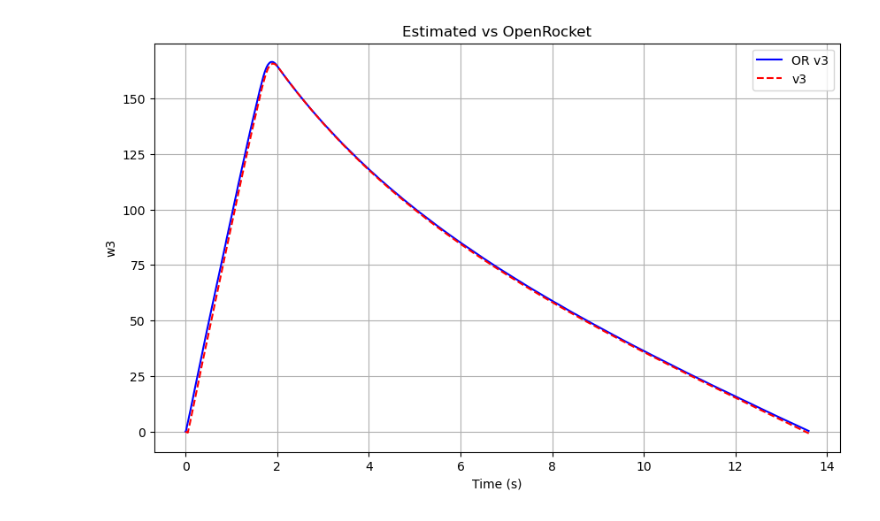
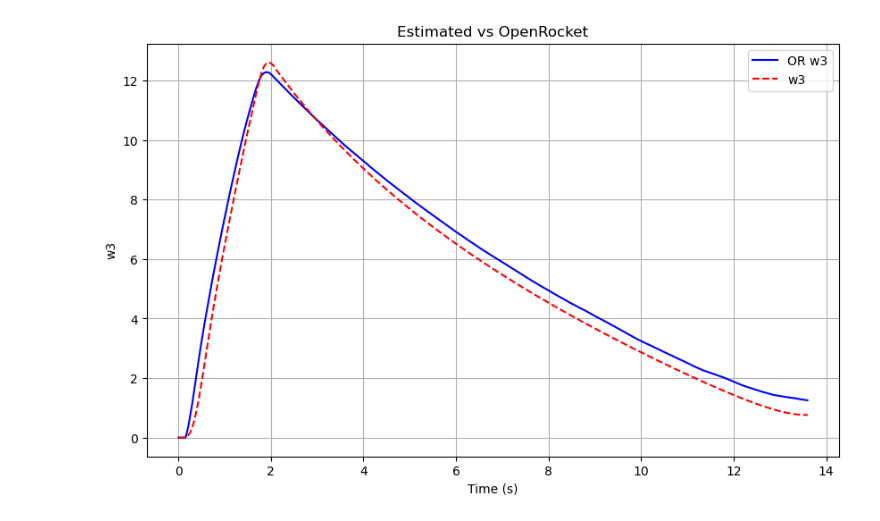
Before and after one commit to dssong2/ae370-project1, a Jupyter notebook: workspace/dan.ipynb, the cells around one changed output. Saved outputs shown, nothing was run; the diff lists cells and outputs as text; code cells hidden in the pictures.

```diff
--- a/workspace/dan.ipynb
+++ b/workspace/dan.ipynb
@@ -104,23 +101,23 @@ plt.tight_layout()
 # %%
 # Compare with OpenRocket data
 import pandas as pd
 openrocket_data = pd.read_csv("/Users/dsong/Library/CloudStorage/OneDrive-UniversityofIllinois-Urbana/Courses/25-26/Fall 2025/AE 370/370 Projects/370 Project 1/ae370-project1/data/openrocket_data2.csv")
 time = openrocket_data['# Time (s)']
 mask = time <= t[-1]
 v3_or = openrocket_data['Vertical velocity (m/s)'][mask]
 w3_or = openrocket_data['Roll rate (°/s)'][mask]
 v3_dyn = xhat[:, 5]
 w3_dyn = xhat[:, 2]
 plt.figure(figsize=(10, 6))
-# plt.plot(time[mask], np.deg2rad(w3_or), label='OR w3', color='blue')
-# plt.plot(t, w3_dyn, label='w3', color='red', linestyle='--')
-plt.plot(time[mask], v3_or, label='OR v3', color='blue')
-plt.plot(t, v3_dyn, label='v3', color='red', linestyle='--')
+plt.plot(time[mask], np.deg2rad(w3_or), label='OR w3', color='blue')
+plt.plot(t, w3_dyn, label='w3', color='red', linestyle='--')
+# plt.plot(time[mask], v3_or, label='OR v3', color='blue')
+# plt.plot(t, v3_dyn, label='v3', color='red', linestyle='--')
 plt.xlabel('Time (s)')
 plt.ylabel('w3')
 plt.title('Estimated vs OpenRocket')
 plt.legend()
 plt.grid()
 plt.show()
 # %% [output]
-[figure, old version]
+[figure, new version]
```
Also changed, not shown: parts of 3 cells of this notebook, 1 other file.
